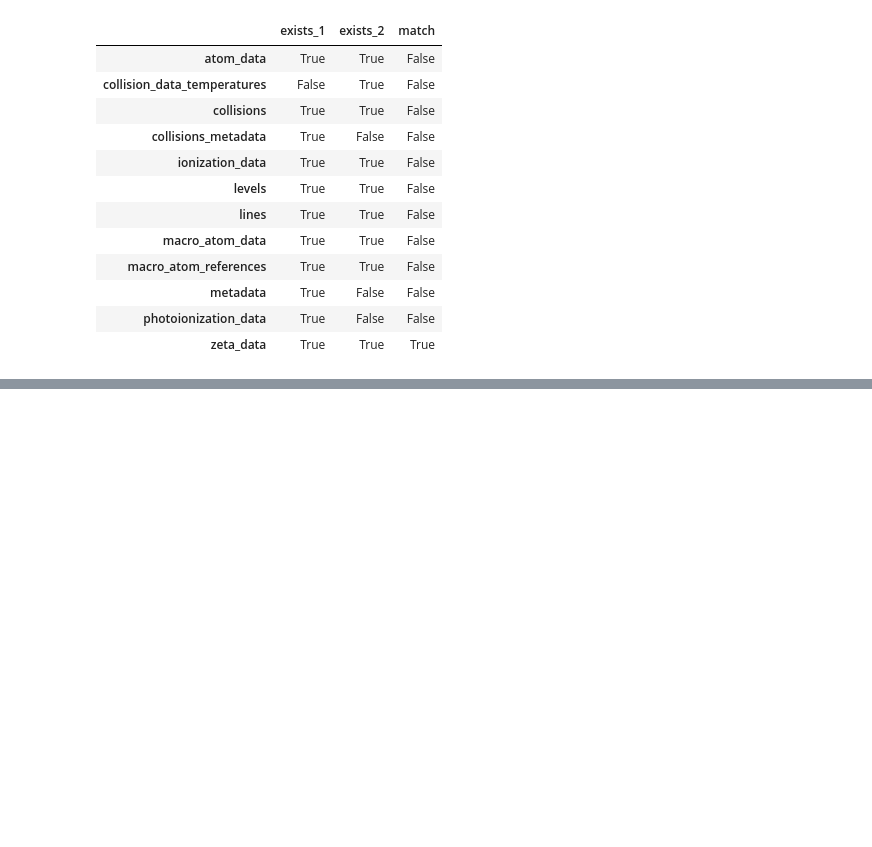
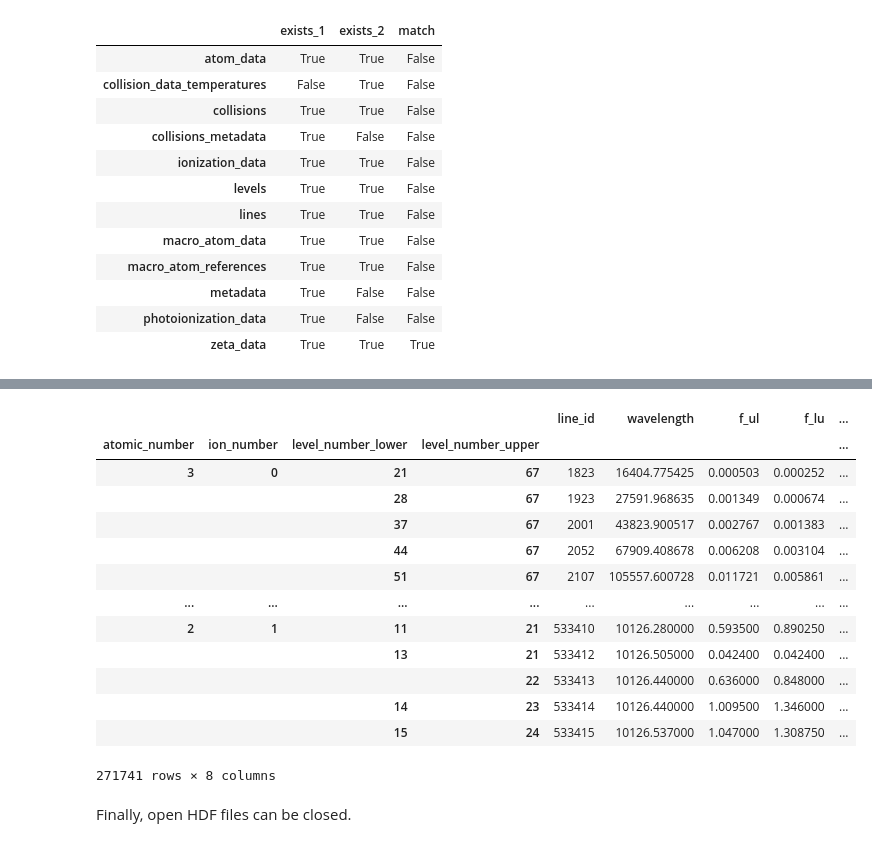
Before and after one commit to tardis-sn/carsus, a Jupyter notebook: docs/development/compare_atomic_files.ipynb, the cells around one changed output, grey strips where cells are left out. Drawn from its saved outputs; the diff is of its cells as text; code cells hidden in the pictures; blank space fills up the shorter version.

```diff
--- a/docs/development/compare_atomic_files.ipynb
+++ b/docs/development/compare_atomic_files.ipynb
@@ -357,0 +138,19 @@ tt.style.applymap(highlight_values, subset=['val_lvl', 'val_lns']).applymap(
+# %%
+atc.lines2
+# %% [output]
+|  |  |  |  | line_id | wavelength | f_ul | f_lu | ... |
+| atomic_number | ion_number | level_number_lower | level_number_upper |  |  |  |  | ... |
+| 3 | 0 | 21 | 67 | 1823 | 16404.775425 | 0.000503 | 0.000252 | ... |
+|  |  | 28 | 67 | 1923 | 27591.968635 | 0.001349 | 0.000674 | ... |
+|  |  | 37 | 67 | 2001 | 43823.900517 | 0.002767 | 0.001383 | ... |
+|  |  | 44 | 67 | 2052 | 67909.408678 | 0.006208 | 0.003104 | ... |
+|  |  | 51 | 67 | 2107 | 105557.600728 | 0.011721 | 0.005861 | ... |
+| ... | ... | ... | ... | ... | ... | ... | ... | ... |
+| 2 | 1 | 11 | 21 | 533410 | 10126.280000 | 0.593500 | 0.890250 | ... |
+|  |  | 13 | 21 | 533412 | 10126.505000 | 0.042400 | 0.042400 | ... |
+|  |  |  | 22 | 533413 | 10126.440000 | 0.636000 | 0.848000 | ... |
+|  |  | 14 | 23 | 533414 | 10126.440000 | 1.009500 | 1.346000 | ... |
+|  |  | 15 | 24 | 533415 | 10126.537000 | 1.047000 | 1.308750 | ... |
+271741 rows × 8 columns
+# %% [markdown]
+Finally, open HDF files can be closed.
```
Also changed, not shown: parts of 41 cells of this notebook.
